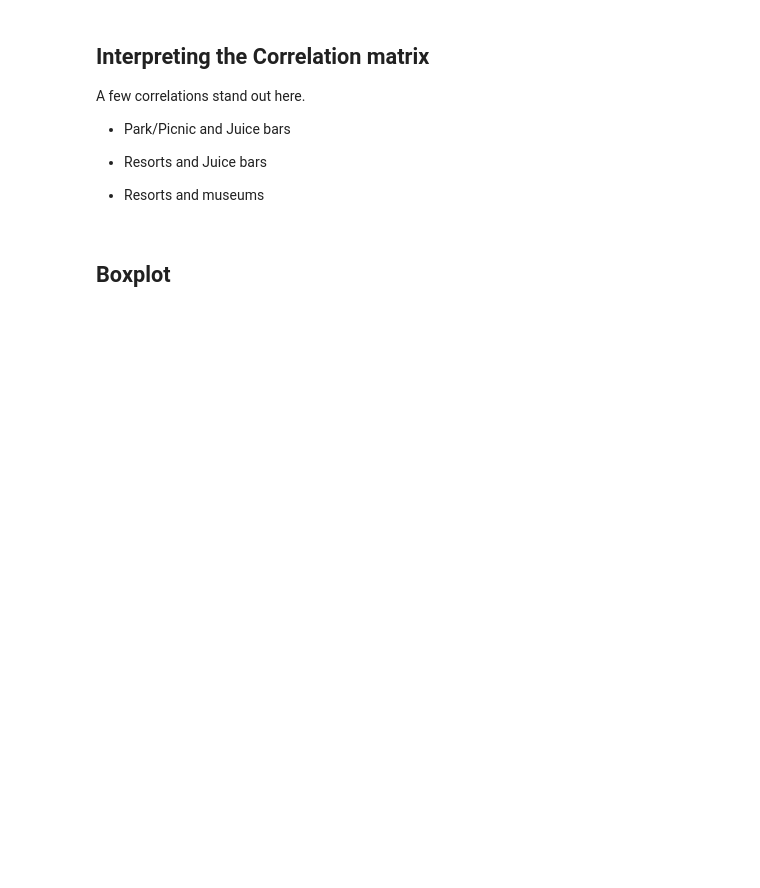
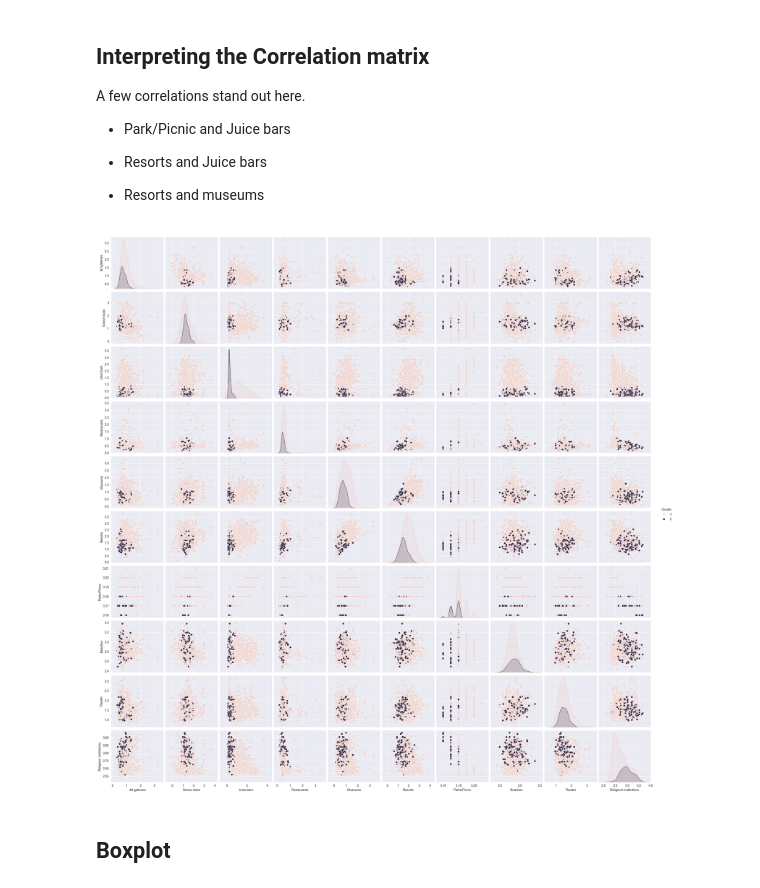
Before and after one commit to Wolff404/Clustering, a Jupyter notebook: Clustering_of_Travel_Reviews.ipynb, the cells around one changed output. Cells and saved outputs as stored; diff of their text form; code cells hidden in the pictures; blank space fills up the shorter version.

```diff
--- a/Clustering_of_Travel_Reviews.ipynb
+++ b/Clustering_of_Travel_Reviews.ipynb
@@ -87,6 +74,12 @@ A few correlations stand out here.
 - Resorts and Juice bars
 
 - Resorts and museums
+# %%
+
+sb.pairplot(dataset, hue='Cluster')
+plt.show()
+# %% [output]
+[figure, added]
 # %% [markdown]
 ## Boxplot
 # %%
```
Also changed, not shown: parts of 30 cells of this notebook, 1 other file.
